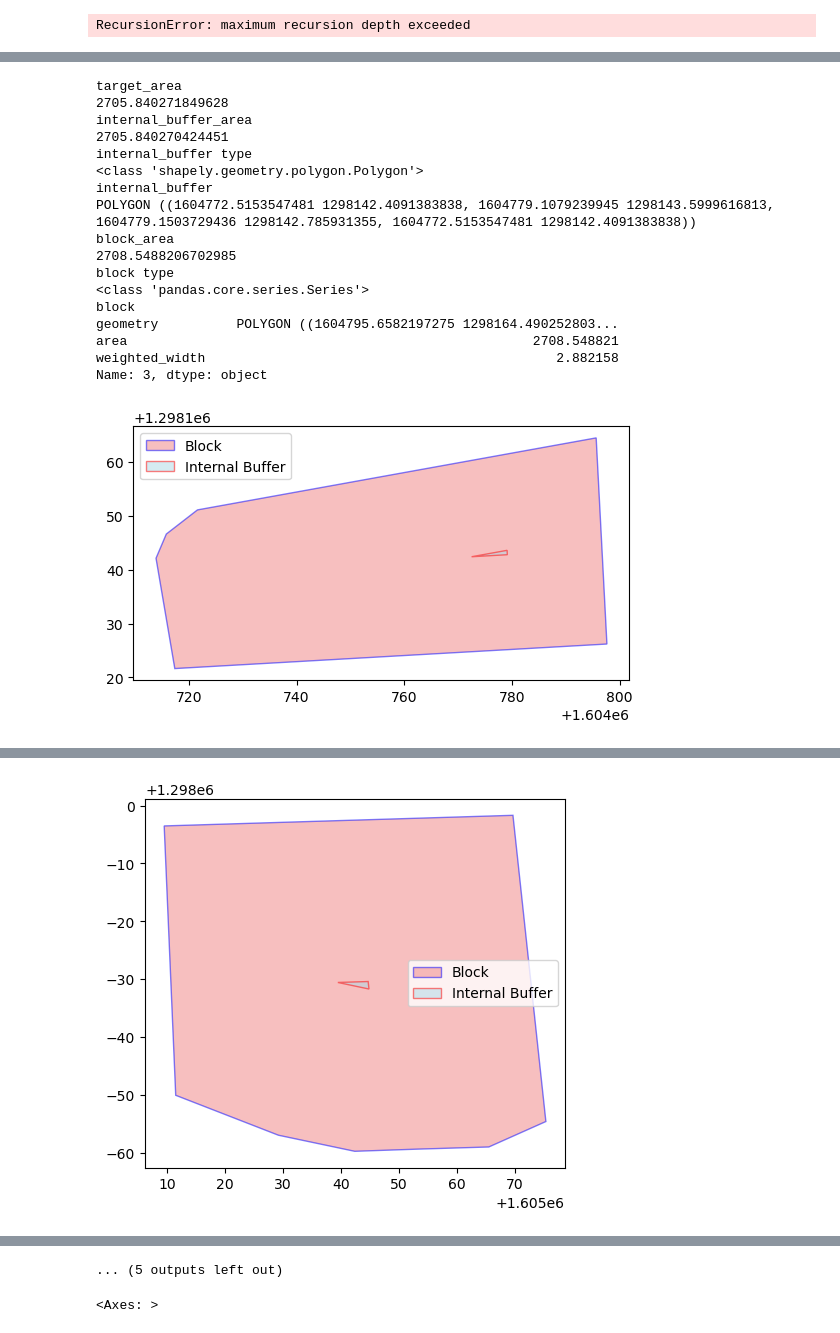
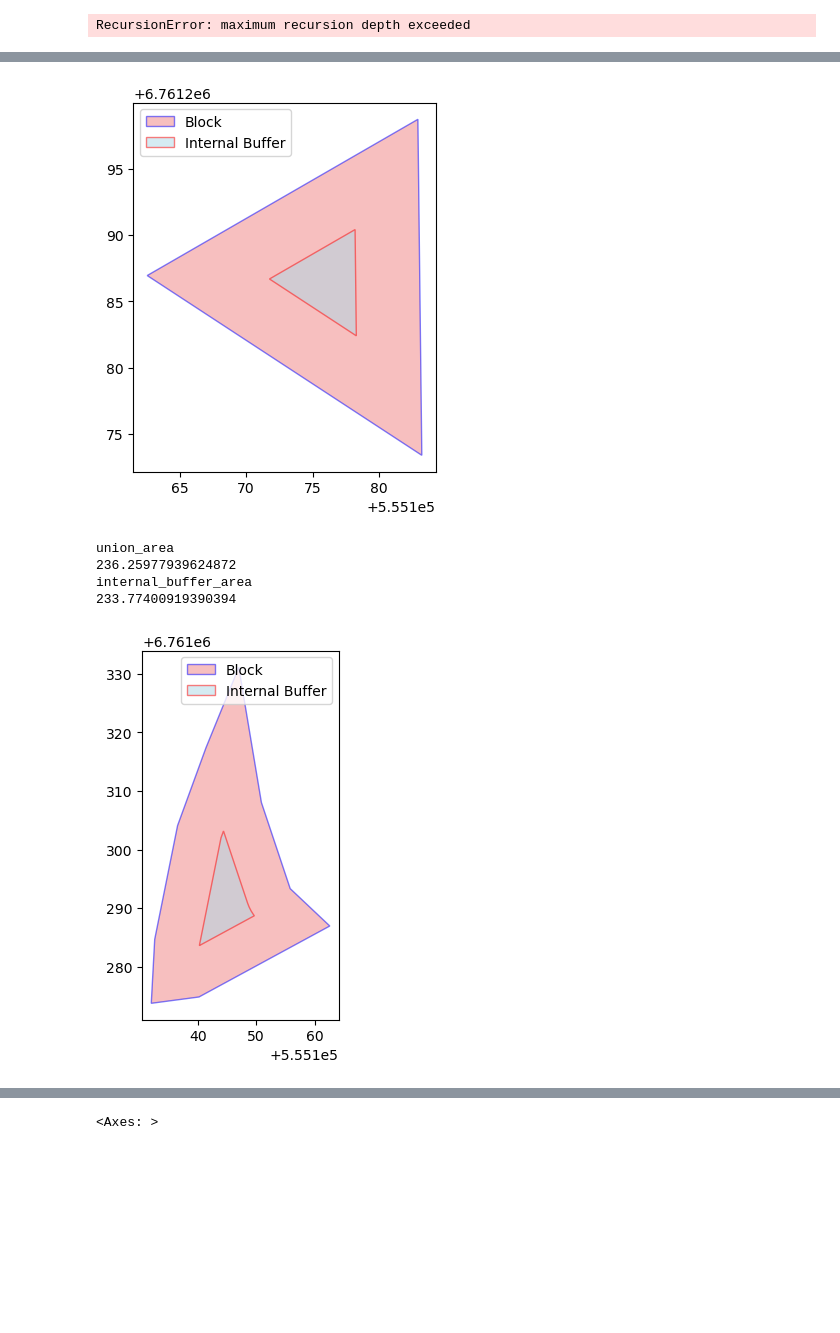
Before and after one commit to sarangof/identifyingLandSubdivisions, a Jupyter notebook: calculate-metrics.ipynb, the cells around one changed output, grey strips where cells are left out. Cells and saved outputs as stored; diff of their text form; code cells hidden in the pictures; blank space fills up the shorter version.

```diff
--- a/calculate-metrics.ipynb
+++ b/calculate-metrics.ipynb
@@ -213,8 +218,7 @@ def calculate_azimuth(segment):
     azimuth_deg = math.degrees(azimuth_rad)
 
     # Normalize the azimuth to be within 0 to 360 degrees
-    #if azimuth_deg < 0:
-    #    azimuth_deg += 360
+    azimuth_deg = (azimuth_deg + 360) % 360
 
     return np.abs(azimuth_deg)
 # %%
@@ -387,0 +388,5 @@ metric_5_4way_intersections(OSM_intersections)
+# %%
+buildings.loc[:,'azimuth'] = buildings['geometry'].apply(lambda x: calculate_azimuth(longest_segment(x)))
+azimuth_range = (buildings.azimuth.apply(lambda x: (x) % 90)).quantile(0.95) - (buildings.azimuth.apply(lambda x: (x) % 90)).quantile(0.05)
+
+(buildings.azimuth.apply(lambda x: (x) % 90)).describe()
@@ -389,9 +408,11 @@ metric_5_4way_intersections(OSM_intersections)
 #6 Average building footprint orientation of the tile
 def metric_6_deviation_of_building_azimuth(buildings):
     buildings.loc[:,'azimuth'] = buildings['geometry'].apply(lambda x: calculate_azimuth(longest_segment(x)))
-    return buildings.azimuth.std()/180.,buildings
+    azimuth_range = (buildings.azimuth.apply(lambda x: (x) % 90)).quantile(0.95) - (buildings.azimuth.apply(lambda x: (x) % 90)).quantile(0.05)
+    return azimuth_range/1.,buildings
 
-print(metric_6_deviation_of_building_azimuth(buildings)[0])
+m6, buildings = metric_6_deviation_of_building_azimuth(buildings)
+print(m6)
 buildings.azimuth.describe()
 # change to the magnitude of the 95% confidence interval (in degrees)
 # Maximum orientation is 90
@@ -445,20 +466,6 @@ def metric_8_two_row_blocks(blocks, buildings,row_epsilon):
         union_area = result_union.area
         internal_buffer_area = internal_buffer.area
         internal_buffer = block.geometry.difference(internal_buffer)
-        print("target_area")
-        print(target_area)
-        print("internal_buffer_area")
-        print(internal_buffer_area)
-        print("internal_buffer type")
-        print(type(internal_buffer))
-        print("internal_buffer")
-        print(internal_buffer)
-        print("block_area")
-        print(block_area)
-        print("block type")
-        print(type(block))
-        print("block")
-        print(block)
 
         # Plotting
         fig, ax = plt.subplots()
@@ -466,53 +473,45 @@ def metric_8_two_row_blocks(blocks, buildings,row_epsilon):
         # Plot the block
         x, y = block.geometry.exterior.xy
         ax.fill(x, y, alpha=0.5, fc='lightcoral', ec='blue', label='Block')
         #gpd.GeoSeries(block).to_file(f"blocks_tile_0_{block_id}_exterior.gpkg", driver="GPKG")
         geojson = mapping(block.geometry)
-        with open(f'blocks_tile_0_{block_id}_exterior.geojson', 'w') as f:
+        with open(f'blocks_tile_17_{block_id}_exterior.geojson', 'w') as f:
             json.dump(geojson, f)
         # Plot the internal buffer
 
         if isinstance(internal_buffer, Polygon):
             # Handle single Polygon
             x2, y2 = internal_buffer.exterior.xy
             ax.fill(x2, y2, alpha=0.5, fc='lightblue', ec='red', label='Internal Buffer')
         elif isinstance(internal_buffer, MultiPolygon):
         # Handle MultiPolygon
             for polygon in internal_buffer.geoms:
                 x2, y2 = polygon.exterior.xy
                 ax.fill(x2, y2, alpha=0.5, fc='lightblue', ec='red')#, label='Internal Buffer')
 
         #gpd.GeoSeries(internal_buffer).to_file(f"internal_buffer_tile_0_{block_id}_exterior.geojson", driver="GPKG")
         geojson = mapping(internal_buffer)
-        with open(f'internal_buffer_tile_10_{block_id}_exterior.geojson', 'w') as f:
+        with open(f'internal_buffer_tile_17_{block_id}_exterior.geojson', 'w') as f:
             json.dump(geojson, f)
 
         plt.gca().set_aspect('equal', adjustable='box')
         plt.legend()
         plt.show()
 
+        print("union_area")
+        print(union_area)
+        print("internal_buffer_area")
+        print(internal_buffer_area)
         if union_area > internal_buffer_area:
-            blocks.loc[block_id,'_10_buildings_outside_buffer'] = True
+            blocks.loc[block_id,'buildings_outside_buffer'] = True
         elif union_area <= internal_buffer_area:
-            blocks.loc[block_id,'_10_buildings_outside_buffer'] = False
+            blocks.loc[block_id,'buildings_outside_buffer'] = False
     return blocks['buildings_outside_buffer'].mean()
-print(metric_8_two_row_blocks(blocks,buildings,row_epsilon=0.001))
+print(metric_8_two_row_blocks(blocks,buildings,row_epsilon=0.1))
 # %% [output]
+[figure, new version]
-target_area
-2705.840271849628
+union_area
+236.25977939624872
 internal_buffer_area
-2705.840270424451
-internal_buffer type
-<class 'shapely.geometry.polygon.Polygon'>
-internal_buffer
-POLYGON ((1604772.5153547481 1298142.4091383838, 1604779.1079239945 1298143.5999616813, 1604779.1503729436 1298142.785931355, 1604772.5153547481 1298142.4091383838))
-block_area
-2708.5488206702985
-block type
-<class 'pandas.core.series.Series'>
-block
-geometry          POLYGON ((1604795.6582197275 1298164.490252803...
-area                                                    2708.548821
-weighted_width                                             2.882158
-Name: 3, dtype: object
+233.77400919390394
-[figure, old version]
+[figure, new version]
@@ -536 +521,0 @@ Name: 1, dtype: object
-[figure, old version]
@@ -609,4 +538,3 @@ Name: 7, dtype: object
-... (5 outputs left out)
 # %%
 blocks.plot()
 # %% [output]
```
Also changed, not shown: parts of 17 cells of this notebook.
